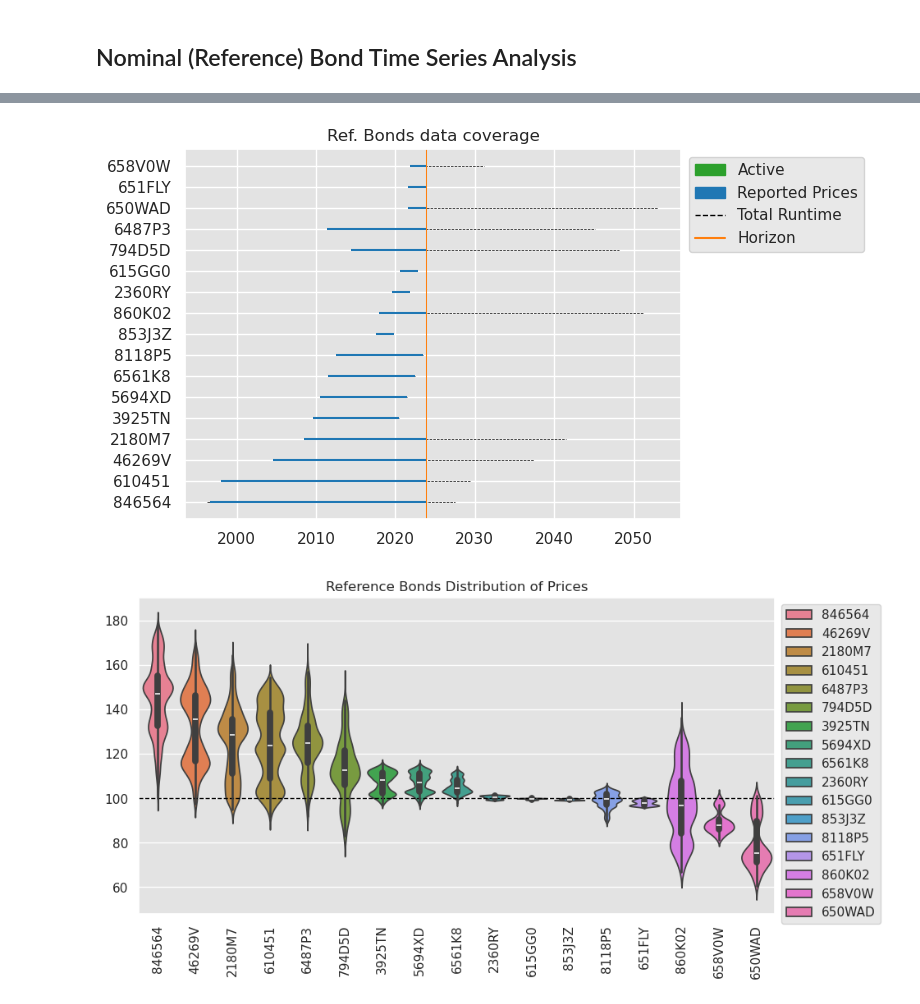
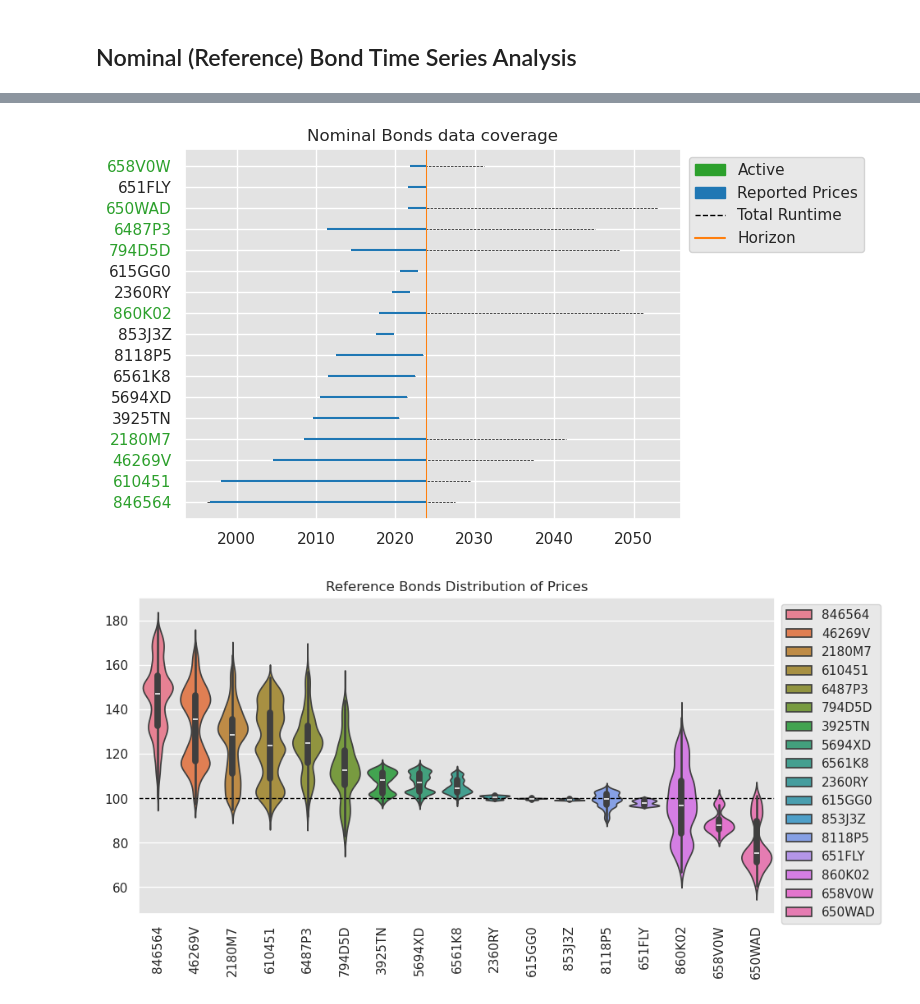
Before and after one commit to marcussteinbacher/fm_se, a Jupyter notebook: fm_se.ipynb, the cells around one changed output, grey strips where cells are left out. Saved outputs shown, nothing was run; the diff lists cells and outputs as text; code cells hidden in the pictures.

```diff
--- a/fm_se.ipynb
+++ b/fm_se.ipynb
@@ -164,34 +194,35 @@ plt.show()
 # %%
 y = list(range(len(df_noms.columns)))
 #available data
 xmin = [min(df_noms[col].dropna().index) for col in df_noms.columns]
 xmax = [max(df_noms[col].dropna().index) for col in df_noms.columns]
 
 #issue, maturity
 issue_dates = [df_info.loc[bond,"ISSUE DATE"] for bond in df_noms.columns]
 redem_dates = [df_info.loc[bond,"REDEMPTION DATE"] for bond in df_noms.columns]
 
 fig, ax = plt.subplots()
 plt.hlines(y=y,xmin=issue_dates,xmax=redem_dates, colors="black", linestyles="dashed", linewidths = .5)
 plt.hlines(y=y,xmin=xmin,xmax=xmax,colors="tab:blue")
 ax.axvline(x = max(df_noms.index),color="tab:orange",linewidth=0.75)
 ax.set_yticks(list(range(len(df_noms.columns))))
 ax.set_yticklabels(df_noms.columns)
 
 for t in ax.yaxis.get_ticklabels():
-    if df_info.loc[t.get_text(),"ACTIVE"] == "Active":
+    #if df_info.loc[t.get_text(),"ACTIVE"] == "Active":
+    if df_info.loc[t.get_text(),"REDEMPTION DATE"] > max(df_noms.index):
         t.set_color("tab:green")
 
 plt.legend(handles=[mpatches.Patch(color="tab:green",label="Active"),
                     mpatches.Patch(color="tab:blue",label="Reported Prices"),
                     mlines.Line2D([0],[0],color="black",linestyle="dashed",linewidth=1, label="Total Runtime"),
                    mlines.Line2D([0],[1],color="tab:orange",label = "Horizon")])
 sns.move_legend(ax, "upper left", bbox_to_anchor=(1, 1))
-ax.set_title("Ref. Bonds data coverage")
+ax.set_title("Nominal Bonds data coverage")
 
 plt.show()
 # %% [output]
-[figure, old version]
+[figure, new version]
 # %%
 fig, ax = plt.subplots(figsize=(10,5))
 ax.axhline(y=100,linestyle="--",color="black",linewidth=1)
```
Also changed, not shown: parts of 29 cells of this notebook, 7 other files.
